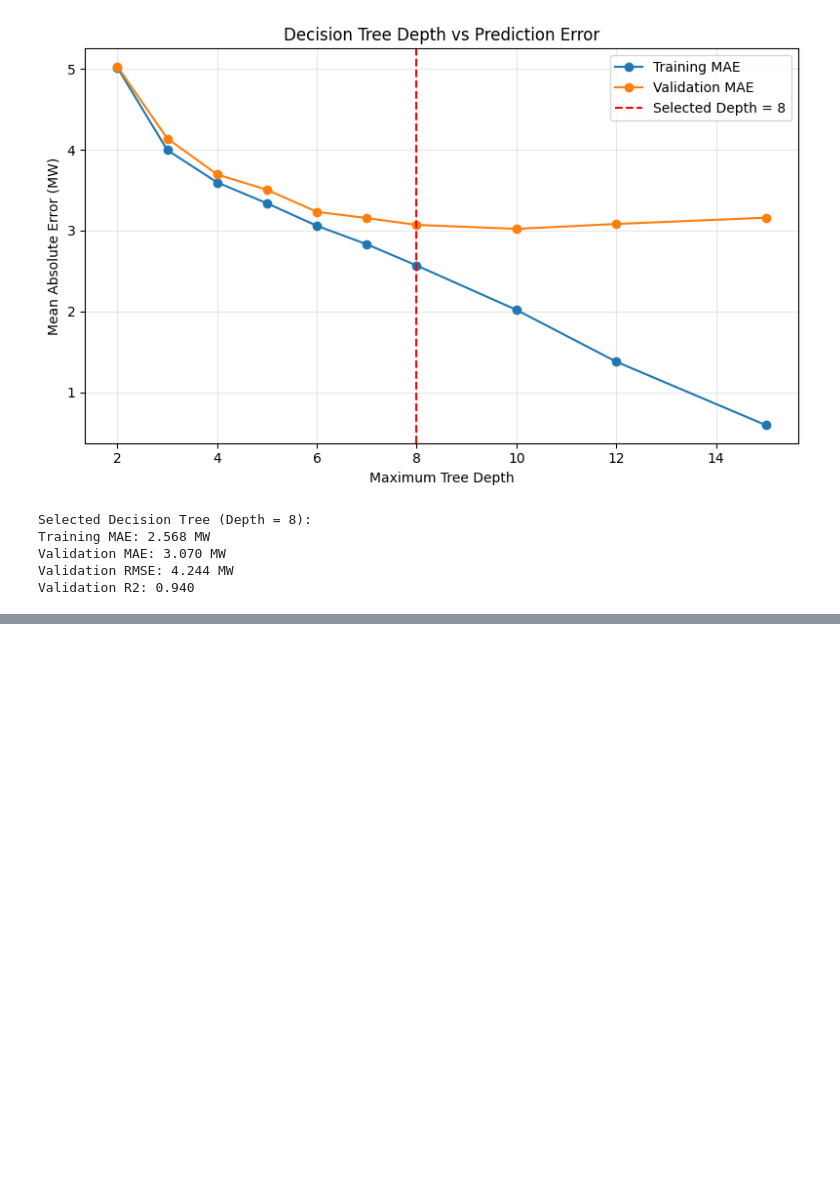
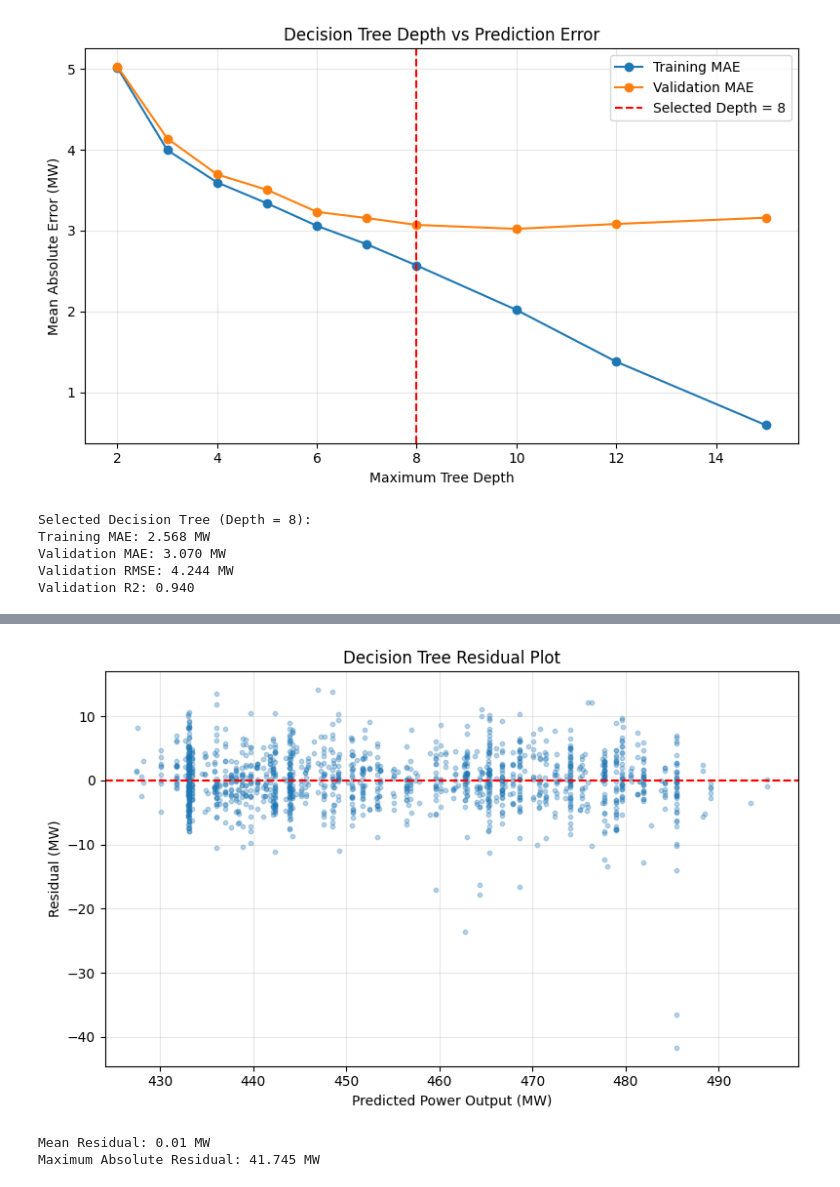
Before and after one commit to kson3/MMA3001_Power_Plant_Project, a Jupyter notebook: notebooks/03_decision_tree_regression.ipynb, the cells around one changed output, grey strips where cells are left out. Saved outputs shown, nothing was run; the diff lists cells and outputs as text; code cells hidden in the pictures; blank space fills up the shorter version.

```diff
--- a/notebooks/03_decision_tree_regression.ipynb
+++ b/notebooks/03_decision_tree_regression.ipynb
@@ -195,0 +224,32 @@ Validation R2: 0.940
+# %%
+# Calculate residuals
+tree_residuals = y_val - selected_val_pred
+
+# Plot residuals against predicted power output
+plt.figure(figsize=(8, 5))
+
+plt.scatter(
+    selected_val_pred,
+    tree_residuals,
+    alpha=0.3,
+    s=10
+)
+
+# Draw the zero residual line
+plt.axhline(y=0, color="red", linestyle="--")
+
+plt.xlabel("Predicted Power Output (MW)")
+plt.ylabel("Residual (MW)")
+plt.title("Decision Tree Residual Plot")
+
+plt.grid(True, alpha=0.3)
+plt.tight_layout()
+plt.show()
+
+# Display residual statistics
+print("Mean Residual:", round(tree_residuals.mean(), 3), "MW")
+print("Maximum Absolute Residual:", round(np.abs(tree_residuals).max(), 3), "MW")
+# %% [output]
+[figure, added]
+Mean Residual: 0.01 MW
+Maximum Absolute Residual: 41.745 MW
```
Also changed, not shown: parts of 3 cells of this notebook.
